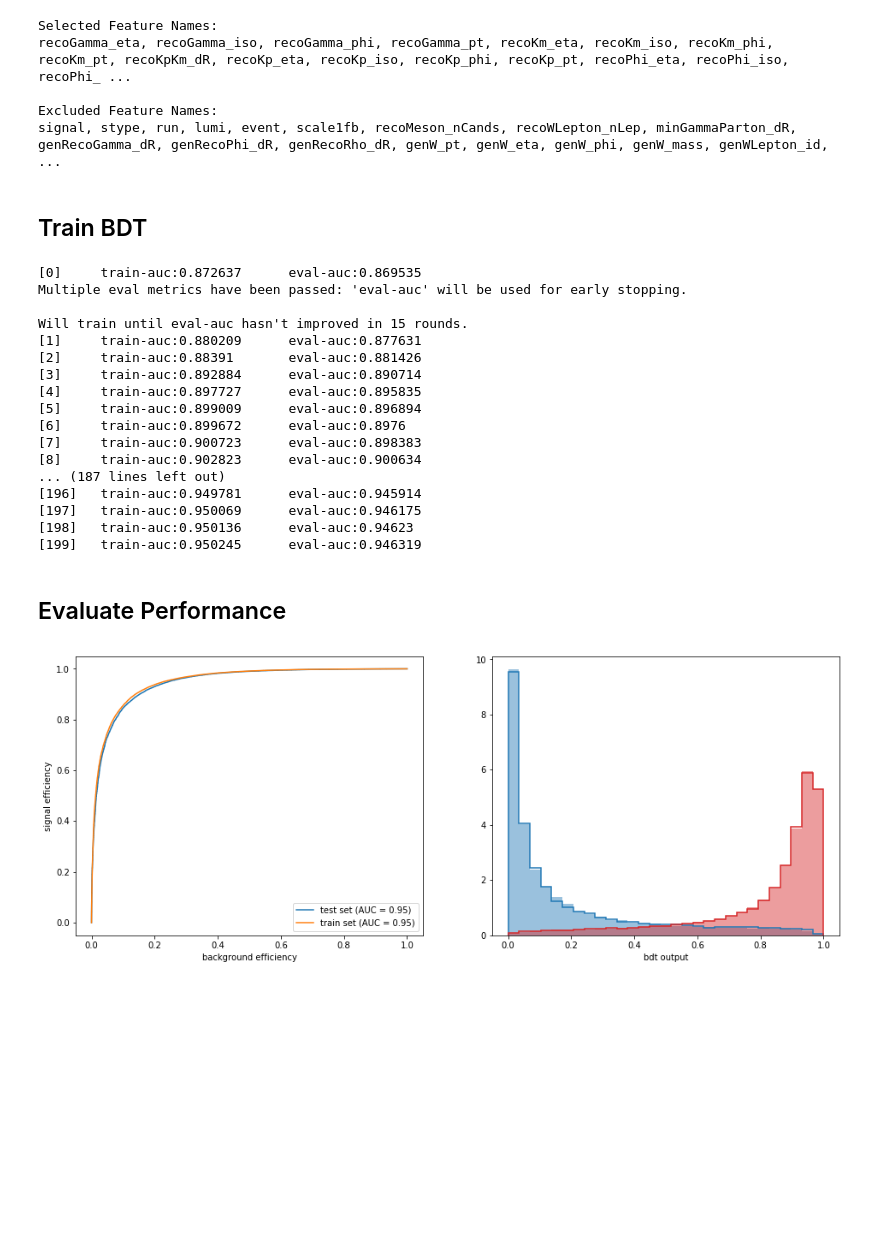
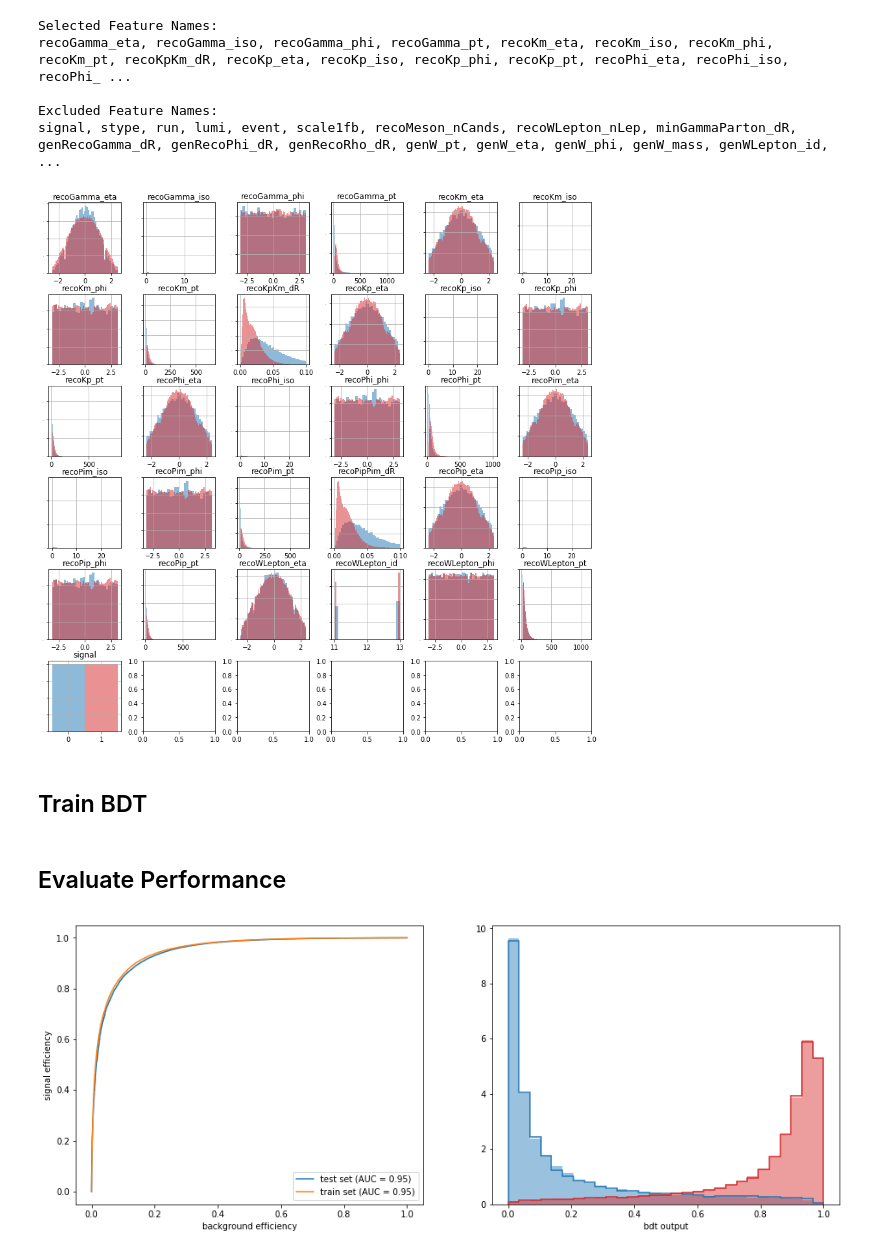
Before and after one commit to jkguiang/rare-higgs, a Jupyter notebook: analysis/bdt.ipynb, the cells around one changed output. Saved outputs shown, nothing was run; the diff lists cells and outputs as text; code cells hidden in the pictures; blank space fills up the shorter version.

```diff
--- a/analysis/bdt.ipynb
+++ b/analysis/bdt.ipynb
@@ -138,10 +112,12 @@ for col in data.columns:
         data[col] = np.where(data[col] != -999, data[col], data[col]/data["recoHiggs_mass"])
 # %%
 # Plot all columns separately for background and signal
-# fig, axes = plt.subplots(6,6,figsize=(15,15))
-# df = data[features+["signal"]][(data.stype == 0) | (data.stype == samples.index("TTGamma_SingleLeptFromTbar"))]
-# ax = df[df.signal==0].hist(ax=axes.flatten()[:len(df.keys())],alpha=0.5,color="C0",ylabelsize=0,density=True,layout=(6,6),bins="auto")
-# ax = df[df.signal==1].hist(ax=axes.flatten()[:len(df.keys())],alpha=0.5,color="C3",ylabelsize=0,density=True,layout=(6,6),bins="auto")
+fig, axes = plt.subplots(6,6,figsize=(15,15))
+df = data[features+["signal"]][(data.stype == 0) | (data.stype == samples.index("TTGamma_SingleLeptFromTbar"))]
+ax = df[df.signal==0].hist(ax=axes.flatten()[:len(df.keys())],alpha=0.5,color="C0",ylabelsize=0,density=True,layout=(6,6),bins="auto")
+ax = df[df.signal==1].hist(ax=axes.flatten()[:len(df.keys())],alpha=0.5,color="C3",ylabelsize=0,density=True,layout=(6,6),bins="auto")
+# %% [output]
+[figure, added]
 # %%
 # Split dataframe for training and testing
 dummyWeights = np.ones(len(data["signal"])) # in place of data["weights"]
@@ -190,31 +166,13 @@ sumw_neg = np.abs(dtrain.get_weight()[dtrain.get_label()==0]).sum()
 param["scale_pos_weight"] = sumw_neg/sumw_pos
 # %%
 # Train
-bst = xgb.train( param.items(), dtrain, num_round, evallist, early_stopping_rounds=15 )
+bst = xgb.train( param.items(), dtrain, num_round, evallist, early_stopping_rounds=15, verbose_eval=False )
-# %% [output]
-[0]     train-auc:0.872637      eval-auc:0.869535
-Multiple eval metrics have been passed: 'eval-auc' will be used for early stopping.
-
-Will train until eval-auc hasn't improved in 15 rounds.
-[1]     train-auc:0.880209      eval-auc:0.877631
-[2]     train-auc:0.88391       eval-auc:0.881426
-[3]     train-auc:0.892884      eval-auc:0.890714
-[4]     train-auc:0.897727      eval-auc:0.895835
-[5]     train-auc:0.899009      eval-auc:0.896894
-[6]     train-auc:0.899672      eval-auc:0.8976
-[7]     train-auc:0.900723      eval-auc:0.898383
-[8]     train-auc:0.902823      eval-auc:0.900634
-... (187 lines left out)
-[196]   train-auc:0.949781      eval-auc:0.945914
-[197]   train-auc:0.950069      eval-auc:0.946175
-[198]   train-auc:0.950136      eval-auc:0.94623
-[199]   train-auc:0.950245      eval-auc:0.946319
+# %% [markdown]
+## Evaluate Performance
 # %%
 # Get predictions
 preds_train = bst.predict(xgb.DMatrix(x_train))
 preds_test = bst.predict(xgb.DMatrix(x_test))
-# %% [markdown]
-## Evaluate Performance
 # %%
 # Suplots setup
 fig, axes = plt.subplots(1,2,figsize=(16,6))
```
Also changed, not shown: parts of 6 cells of this notebook.
